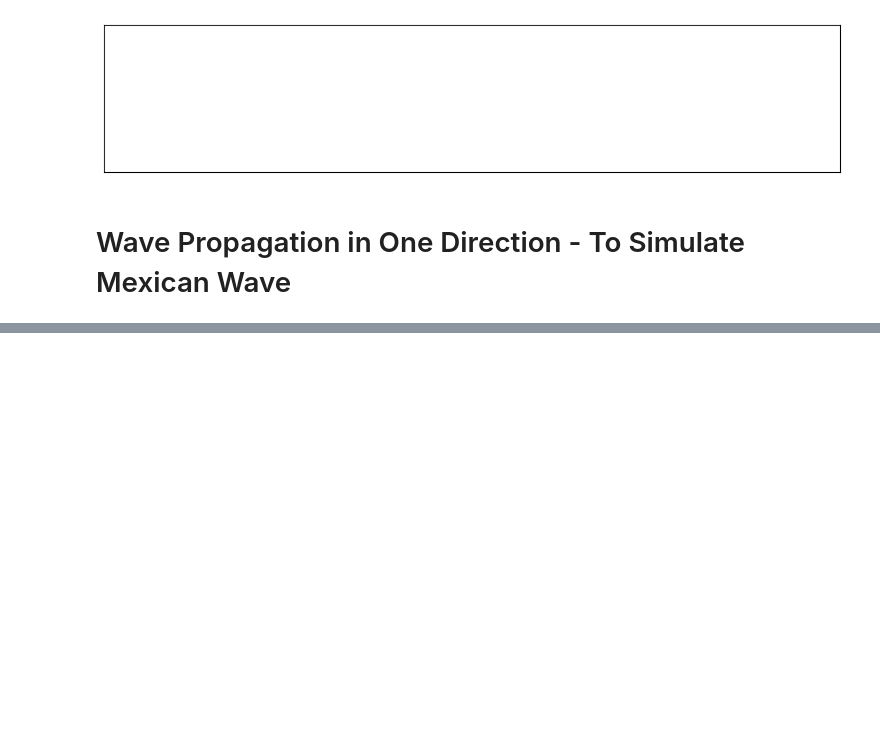
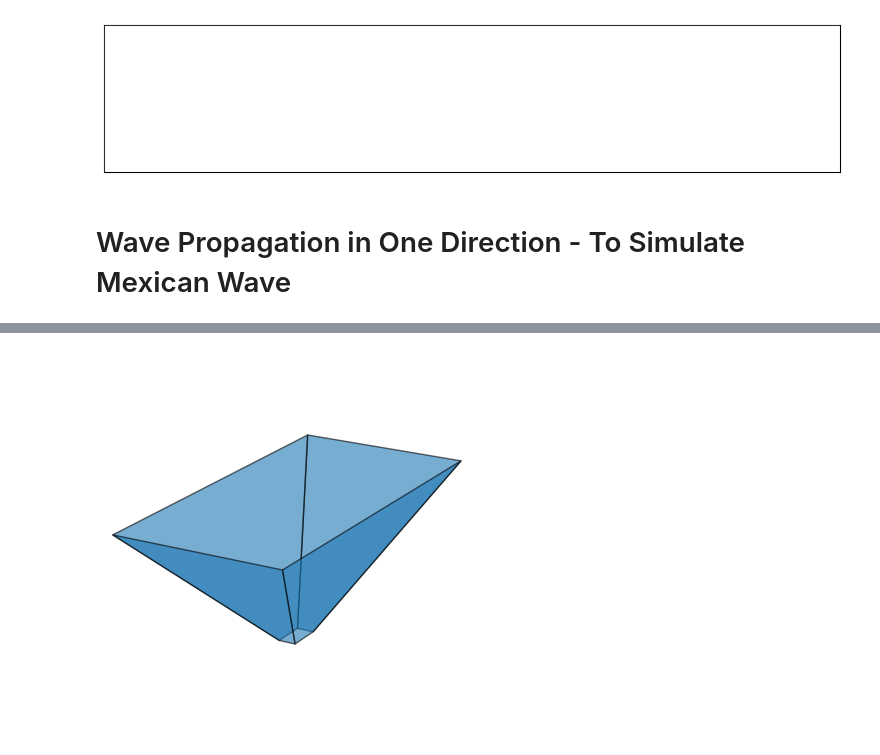
Before and after one commit to MoSpoonRhakib/PhaseTransitionFinalProject, a Jupyter notebook: Mohammed Rhakib - Final Project.ipynb, the cells around one changed output, grey strips where cells are left out. Cells and saved outputs as stored; diff of their text form; code cells hidden in the pictures; blank space fills up the shorter version.

```diff
--- a/Mohammed Rhakib - Final Project.ipynb
+++ b/Mohammed Rhakib - Final Project.ipynb
@@ -315,0 +447,85 @@ Animation saved as MexicanWave_highsens.gif
+# %%
+import numpy as np
+from mpl_toolkits.mplot3d.art3d import Poly3DCollection
+import matplotlib.pyplot as plt
+
+def create_stadium_frustum(bottom_width, height, x_elongation_factor=1.5, y_elongation_factor=2.0, steepness_factor=0.5):
+    """
+    Create vertices and faces for a flipped, steep, stadium-like frustum.
+    """
+    # Adjust the dimensions for steepness and elongation
+    top_half_x = (bottom_width / 2) * x_elongation_factor  # Larger base at the top (X-axis)
+    top_half_y = (bottom_width / 2) * y_elongation_factor  # Larger base at the top (Y-axis)
+    bottom_half_x = (bottom_width / 2) * steepness_factor * x_elongation_factor  # Smaller base at the bottom (X-axis)
+    bottom_half_y = (bottom_width / 2) * steepness_factor * y_elongation_factor  # Smaller base at the bottom (Y-axis)
+    z_levels = [0, height]
+
+    # Vertices for the frustum
+    vertices = [
+        [top_half_x, top_half_y, z_levels[1]],       # Top outer vertices (larger base)
+        [-top_half_x, top_half_y, z_levels[1]],
+        [-top_half_x, -top_half_y, z_levels[1]],
+        [top_half_x, -top_half_y, z_levels[1]],
+        [bottom_half_x, bottom_half_y, z_levels[0]],  # Bottom outer vertices (smaller base)
+        [-bottom_half_x, bottom_half_y, z_levels[0]],
+        [-bottom_half_x, -bottom_half_y, z_levels[0]],
+        [bottom_half_x, -bottom_half_y, z_levels[0]],
+    ]
+
+    # Faces for the frustum
+    faces = []
+
+    # Connect sides
+    for i in range(4):
+        faces.append([
+            vertices[i],
+            vertices[(i + 1) % 4],
+            vertices[(i + 1) % 4 + 4],
+            vertices[i + 4],
+        ])
+
+    # No top or bottom faces (open structure)
+    return faces
+
+def plot_stadium_frustum(faces):
+    """
+    Plot the flipped stadium-like frustum using matplotlib.
+    """
+    fig = plt.figure()
+    ax = fig.add_subplot(111, projection='3d')
+
+    # Plot faces
+    for face in faces:
+        poly3d = Poly3DCollection([face], alpha=0.6, edgecolor='k')
+        ax.add_collection3d(poly3d)
+
+    # Adjust the viewing angle for a better view
+    ax.view_init(elev=20, azim=30)
+
+    ax.grid(False)
+    ax.axis('off')
+
+
+    # Set limits and labels
+    ax.set_xlabel("X")
+    ax.set_ylabel("Y")
+    ax.set_zlabel("Z")
+    ax.set_xlim([-12, 12])
+    ax.set_ylim([-12, 12])
+    ax.set_zlim([0, height + 2])
+    ax.set_box_aspect([1, 1, 1])  # Equal aspect ratio
+    plt.show()
+
+
+# Parameters for the stadium-like frustum
+bottom_width = 7
+height = 5
+x_elongation_factor = 6.0  # Stretch along the X-axis
+y_elongation_factor = 3.0  # Stretch along the Y-axis
+steepness_factor = 0.1     # Adjust steepness (smaller value = steeper sides)
+
+# Create and plot the flipped, stadium-like frustum
+flipped_stadium_faces = create_stadium_frustum(bottom_width, height, x_elongation_factor, y_elongation_factor, steepness_factor)
+plot_stadium_frustum(flipped_stadium_faces)
+# %% [output]
+[figure, added]
```
Also changed, not shown: parts of 12 cells of this notebook, 7 other files.
